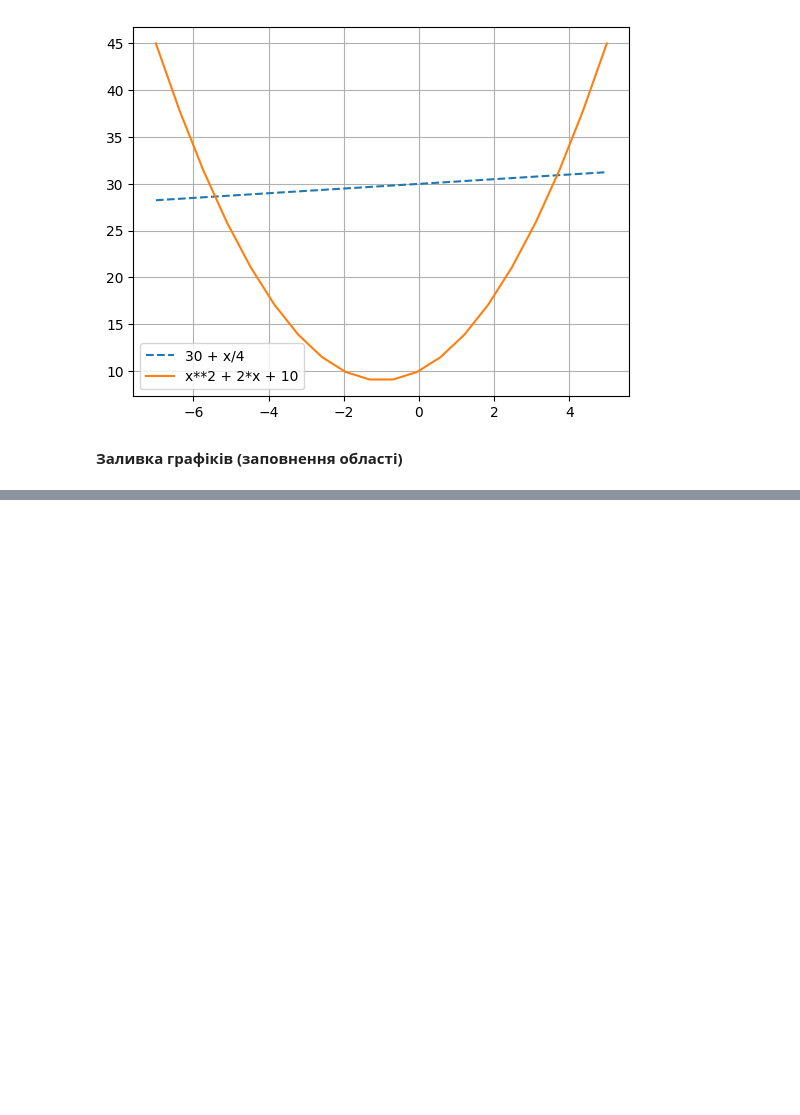
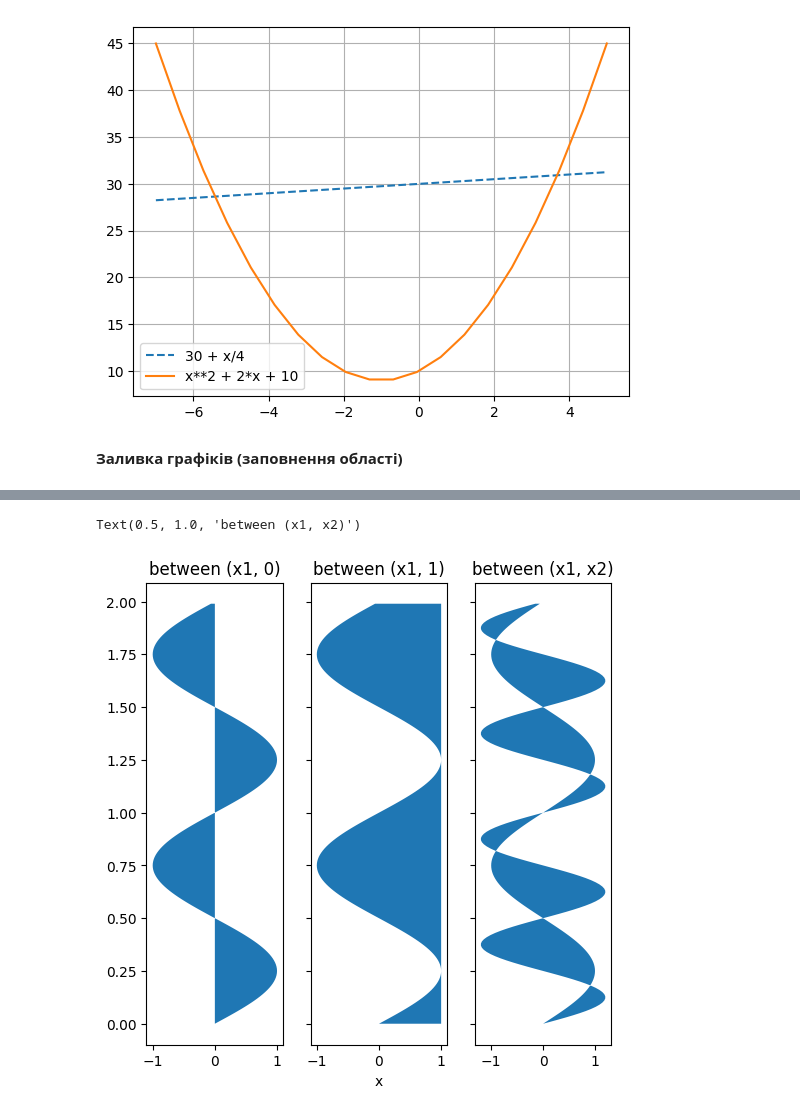
Before and after one commit to Add1ct2music/Matmetodu, a Jupyter notebook: laba3/3.ipynb, the cells around one changed output, grey strips where cells are left out. Cells and saved outputs as stored; diff of their text form; code cells hidden in the pictures; blank space fills up the shorter version.

```diff
--- a/laba3/3.ipynb
+++ b/laba3/3.ipynb
@@ -64,3 +118,26 @@ plt.show()
+# %%
+import matplotlib.pyplot as plt
+import numpy as np
+
+
+y = np.arange(0.0, 2, 0.01)
+x1 = np.sin(2 * np.pi * y)
+x2 = 1.2 * np.sin(4 * np.pi * y)
+
+fig, [ax1, ax2, ax3] = plt.subplots(1, 3, sharey=True, figsize=(6, 6))
+
+ax1.fill_betweenx(y, 0, x1)
+ax1.set_title('between (x1, 0)')
+
+ax2.fill_betweenx(y, x1, 1)
+ax2.set_title('between (x1, 1)')
+ax2.set_xlabel('x')
+
+ax3.fill_betweenx(y, x1, x2)
+ax3.set_title('between (x1, x2)')
+# %% [output]
+Text(0.5, 1.0, 'between (x1, x2)')
+[figure, added]
 # %%
 Nsteps = 100
 x = np.linspace(0, 1, num=Nsteps)
```
Also changed, not shown: parts of 4 cells of this notebook.
